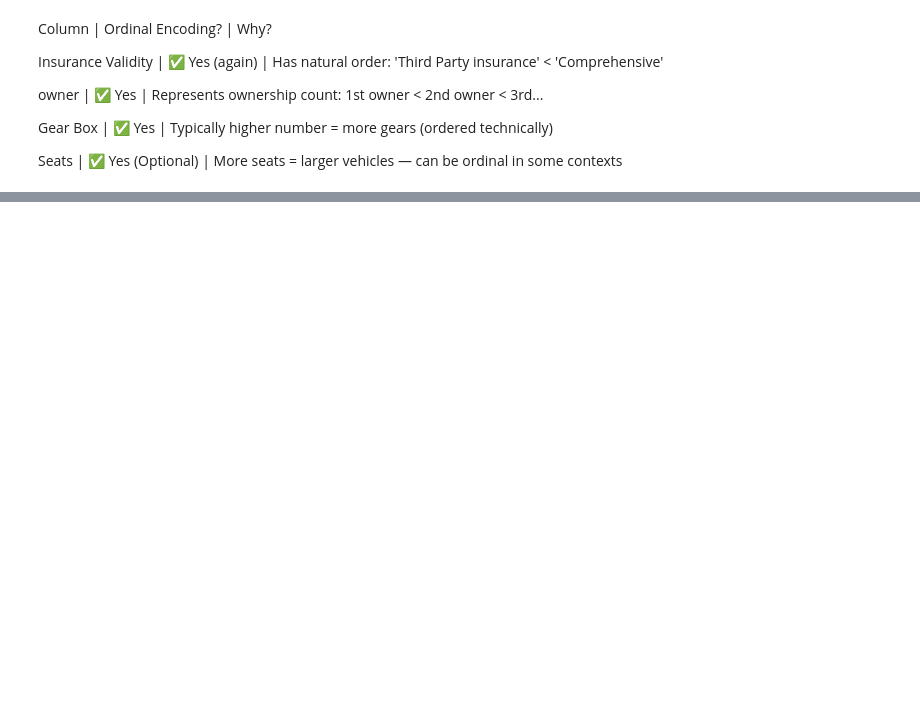
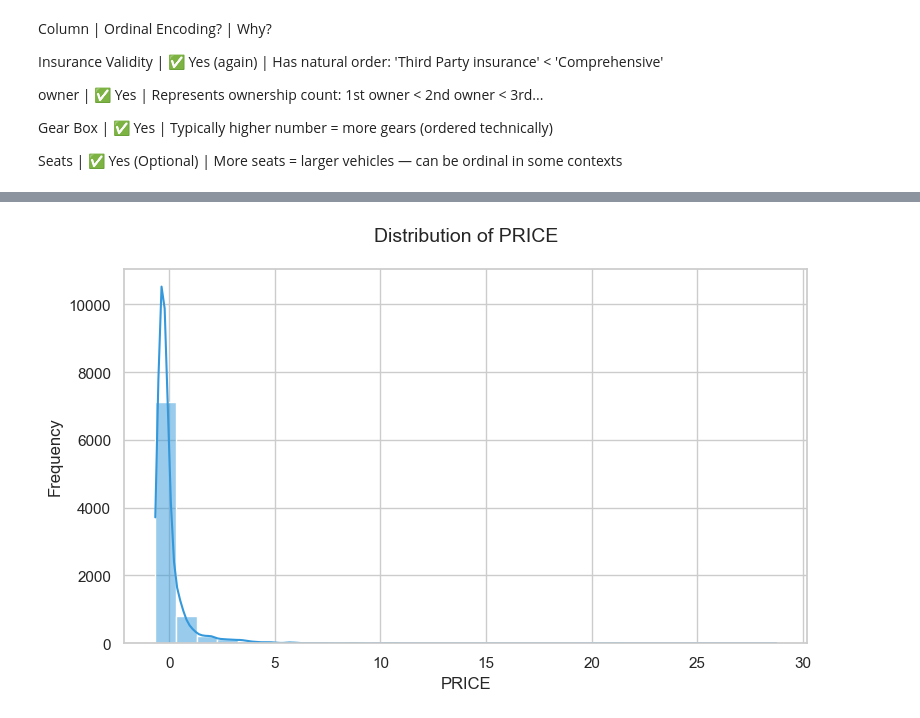
Before and after one commit to buvir/Car-Dheko_Used_Car_Price_Prediction, a Jupyter notebook: Final_Data_cleaning.ipynb, the cells around one changed output, grey strips where cells are left out. Drawn from its saved outputs; the diff is of its cells as text; code cells hidden in the pictures; blank space fills up the shorter version.

```diff
--- a/Final_Data_cleaning.ipynb
+++ b/Final_Data_cleaning.ipynb
@@ -1164,0 +1588,95 @@ df['FUEL_TYPE_ENCODED'] = OrdinalEncoder(categories=[fuel_order]).fit_transform(
+# %%
+import pandas as pd
+import numpy as np
+import matplotlib.pyplot as plt
+import seaborn as sns
+import datetime
+
+# Load dataset
+df = pd.read_csv(r"C:\Users\USER\Desktop\Car-Dheko_Used_Car_Price_Prediction\cars_encoded_StandardScaler.csv")
+
+# =================================================================
+# FEATURE ENGINEERING
+# =================================================================
+
+# Remove MODEL_YEAR (duplicate of YEAR_OF_MANUFACTURE)
+numerical_cols = ['PRICE', 'KILOMETERS_DRIVEN', 'NUMBER_OF_OWNERS',
+                 'YEAR_OF_MANUFACTURE', 'MILEAGE', 'NUMBER_OF_GEARS', 'SEATS']
+
+# Create CAR_AGE feature
+current_year = datetime.datetime.now().year
+df['CAR_AGE'] = current_year - df['YEAR_OF_MANUFACTURE']
+numerical_cols.append('CAR_AGE')
+
+# =================================================================
+# VISUALIZATIONS (UPDATED)
+# =================================================================
+
+# Set style
+sns.set(style="whitegrid", palette="pastel")
+
+# ---------- 1. HISTOGRAMS ----------
+print("\n=== DISTRIBUTION ANALYSIS ===")
+for col in numerical_cols:
+    plt.figure(figsize=(8, 5))
+    sns.histplot(df[col], bins=30, kde=True, color='#3498db')
+    plt.title(f'Distribution of {col}', fontsize=14, pad=20)
+    plt.xlabel(col, fontsize=12)
+    plt.ylabel('Frequency', fontsize=12)
+    plt.tight_layout()
+    plt.show()
+
+# ---------- 2. BOXPLOTS ----------
+print("\n=== OUTLIER ANALYSIS ===")
+for col in numerical_cols:
+    plt.figure(figsize=(8, 5))
+    sns.boxplot(x=df[col], color='#e74c3c', width=0.4)
+    plt.title(f'Boxplot of {col}', fontsize=14, pad=20)
+    plt.tight_layout()
+    plt.show()
+
+# ---------- 3. SCATTER PLOTS (vs PRICE) ----------
+print("\n=== PRICE RELATIONSHIPS ===")
+price_correlations = []
+for col in numerical_cols:
+    if col != 'PRICE':
+        plt.figure(figsize=(8, 5))
+        sns.scatterplot(x=df[col], y=df['PRICE'], alpha=0.6, color='#2ecc71')
+
+        # Add correlation annotation
+        corr = df['PRICE'].corr(df[col])
+        plt.annotate(f'Corr: {corr:.2f}', xy=(0.7, 0.9), xycoords='axes fraction',
+                    bbox=dict(boxstyle='round', fc='white', ec='gray'))
+
+        plt.title(f'PRICE vs {col}', fontsize=14, pad=20)
+        plt.xlabel(col, fontsize=12)
+        plt.ylabel('PRICE', fontsize=12)
+        plt.tight_layout()
+        plt.show()
+        price_correlations.append((col, corr))
+
+# Display price correlations sorted
+print("\nPrice Correlations:")
+print(pd.DataFrame(price_correlations, columns=['Feature', 'Correlation'])
+      .sort_values('Correlation', ascending=False))
+
+# ---------- 4. CORRELATION HEATMAP (UPDATED) ----------
+plt.figure(figsize=(12, 8))
+corr = df[numerical_cols].corr()
+
+# Mask upper triangle
+mask = np.triu(np.ones_like(corr, dtype=bool))
+
+# Custom diverging colormap
+cmap = sns.diverging_palette(220, 20, as_cmap=True)
+
+sns.heatmap(corr, mask=mask, annot=True, cmap=cmap, center=0,
+            fmt=".2f", linewidths=0.5, cbar_kws={"shrink": 0.8},
+            annot_kws={"size": 10})
+
+plt.title('Numerical Features Correlation Matrix', fontsize=16, pad=20)
+plt.xticks(rotation=45, ha='right', fontsize=10)
+plt.yticks(rotation=0, fontsize=10)
+plt.tight_layout()
+plt.show()
+# %% [output]
@@ -1164,0 +1684 @@ df['FUEL_TYPE_ENCODED'] = OrdinalEncoder(categories=[fuel_order]).fit_transform(
+[figure, added]
```
Also changed, not shown: parts of 43 cells of this notebook, 13 other files.
